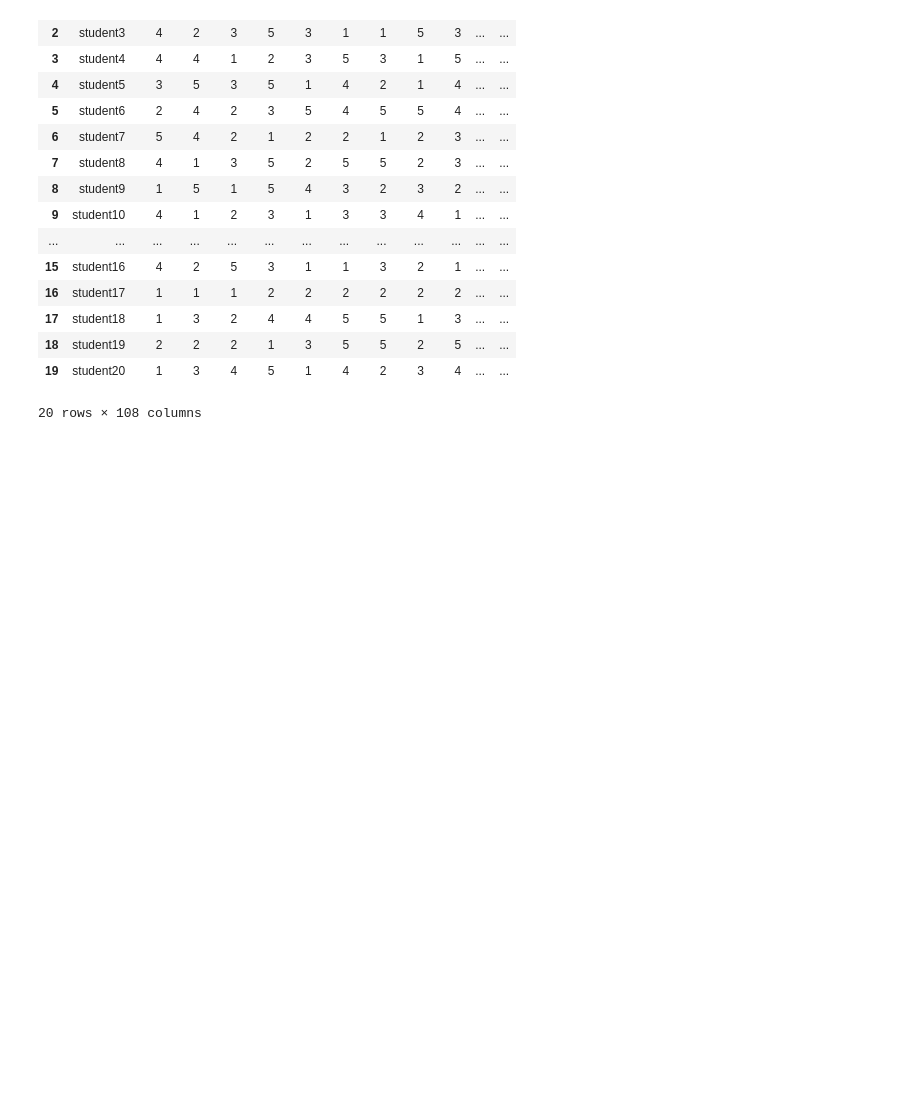
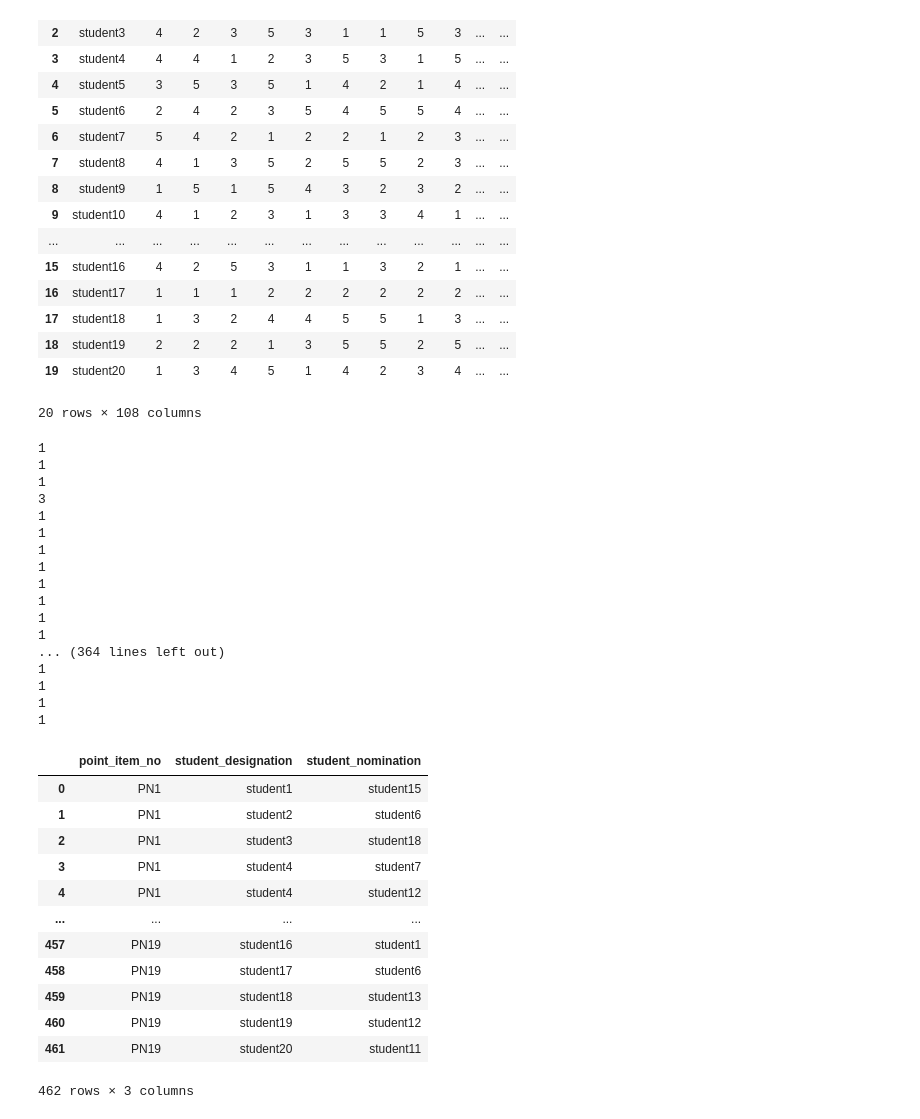
Before and after one commit to Byumin/peer, a Jupyter notebook: generating response values.ipynb, the cells around one changed output. Drawn from its saved outputs; the diff is of its cells as text; code cells hidden in the pictures; blank space fills up the shorter version.

```diff
--- a/generating response values.ipynb
+++ b/generating response values.ipynb
@@ -159,3 +160,69 @@ self_df
 # %%
 # 제대로 나왔는지 확인
 self_df.to_excel('self_df.xlsx', index=False)
+# %%
+# 1 대 다수 지명 데이터 생성
+# 20명의 학생의 19문항의 응답 데이터 생성
+import numpy as np
+import pandas as pd
+import random
+
+# 학생 수 및 문항 수 정의
+num_students = 20
+num_questions = len(point_item)
+
+
+
+# 1대 다수 또래지명 데이터 생성_동일한 학생을 중복 지목하지 않음
+point_df = pd.DataFrame()
+
+for i in range(num_questions) :
+    # 학생 이름 생성
+    students = [f"student{num+1}" for num in range(num_students)]
+    df = pd.DataFrame()
+    for student in students :
+        # 학생이 지목할 명수 생성, 정규분포 활용해 (k<학생수), 1 이상 지명
+        k = max(1, min(int(np.random.normal(loc=1, scale=1, size=1)[0]), num_students-1))
+
+        # 학생이 k명을 본인을 제외한 학생(n-1) 중 지목할 변수 (k<n-1)
+        able_students = [stu for stu in students if stu!=student]
+        rand_values = [x for x in np.round(np.random.rand(len(able_students)),2)]
+        weights = [x/sum(rand_values) for x in rand_values] # 합이 1인
+        print(k)
+        student_nomination = np.random.choice(able_students, p=weights, size=k, replace=False).tolist()
+
+        temp_df = pd.DataFrame({'point_item_no' : [f'PN{i+1}']*k, 'student_designation' : [student]*k, 'student_nomination' : student_nomination})
+        df = pd.concat([df, temp_df], axis=0, ignore_index=True)
+    point_df = pd.concat([point_df, df], axis=0, ignore_index=True)
+point_df
+# %% [output]
+1
+1
+1
+3
+1
+1
+1
+1
+1
+1
+1
+1
+... (364 lines left out)
+1
+1
+1
+1
+|  | point_item_no | student_designation | student_nomination |
+| 0 | PN1 | student1 | student15 |
+| 1 | PN1 | student2 | student6 |
+| 2 | PN1 | student3 | student18 |
+| 3 | PN1 | student4 | student7 |
+| 4 | PN1 | student4 | student12 |
+| ... | ... | ... | ... |
+| 457 | PN19 | student16 | student1 |
+| 458 | PN19 | student17 | student6 |
+| 459 | PN19 | student18 | student13 |
+| 460 | PN19 | student19 | student12 |
+| 461 | PN19 | student20 | student11 |
+462 rows × 3 columns
```
Also changed, not shown: parts of 3 cells of this notebook, 2 other files.
